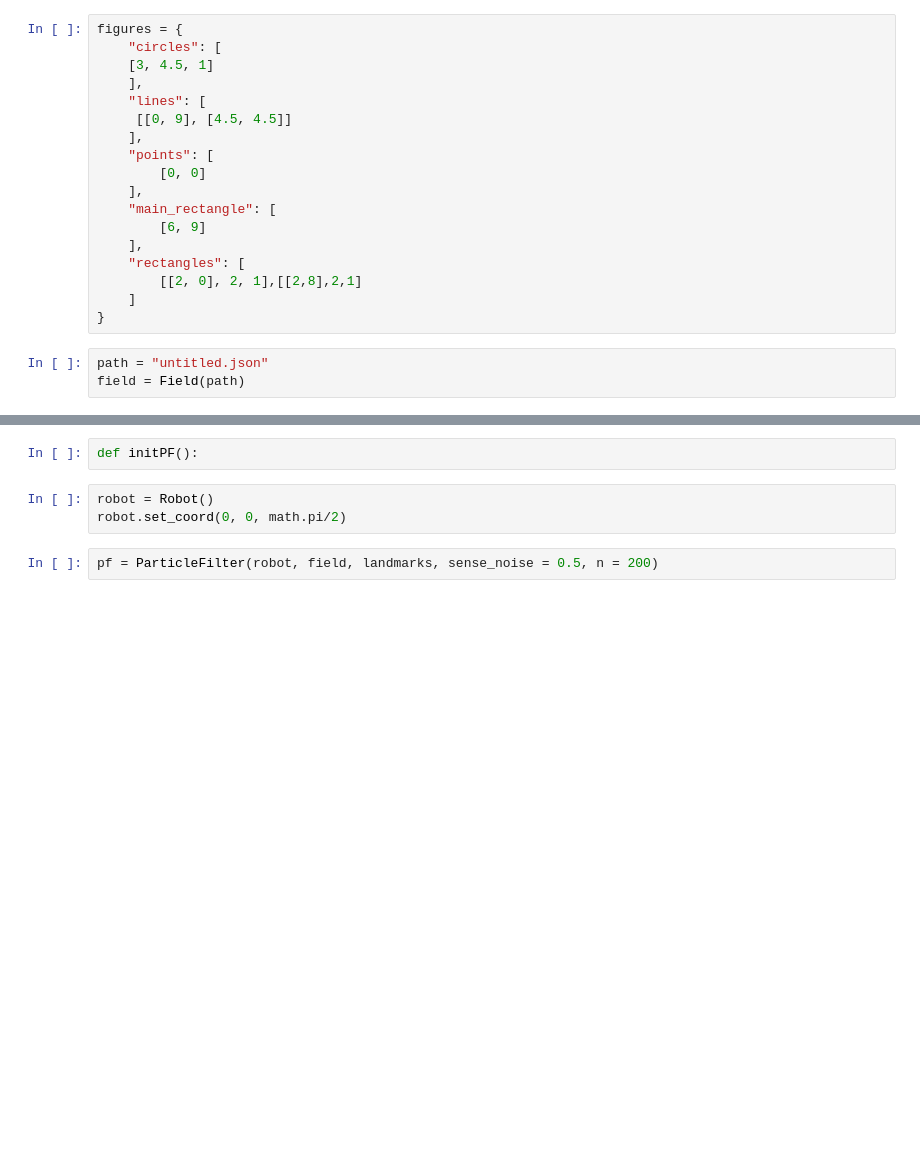
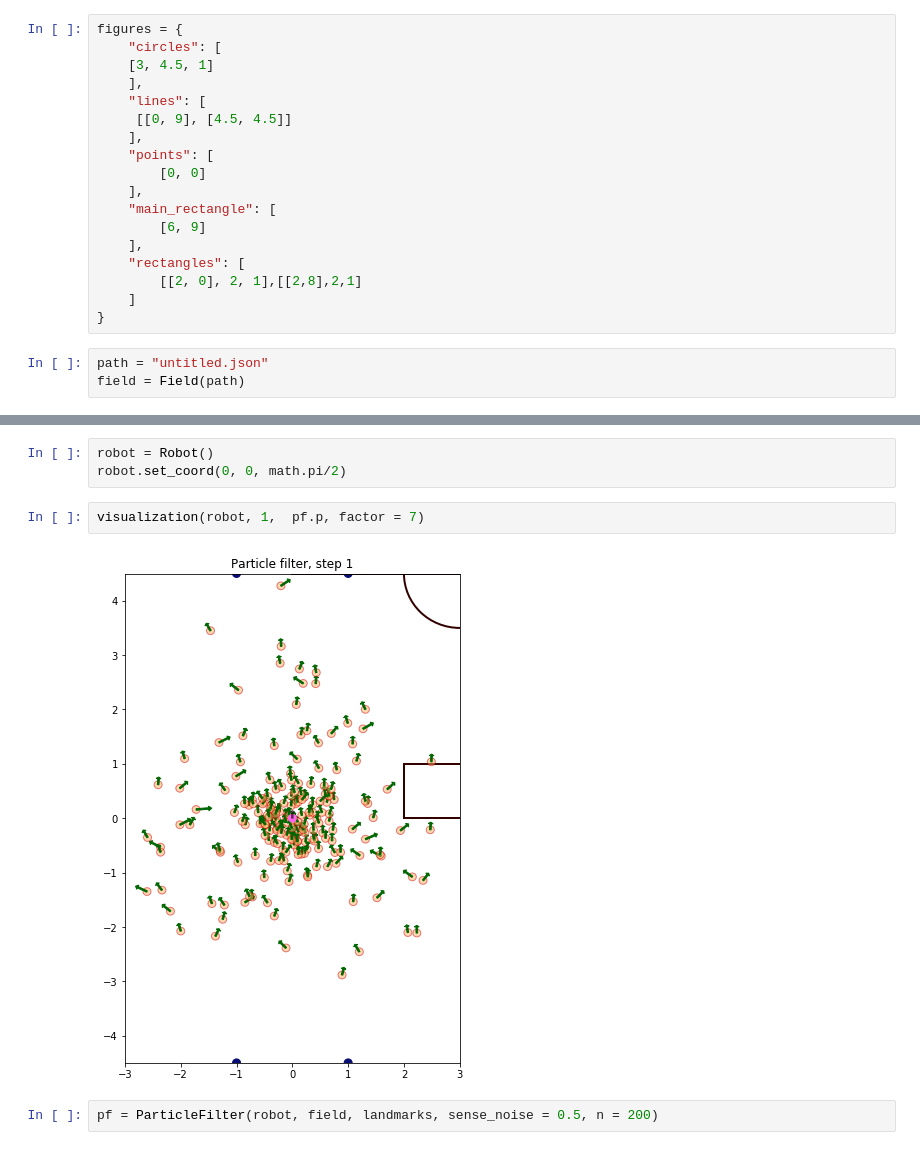
Before and after one commit to StarkitRobots/kondo_mv, a Jupyter notebook: localization/experiments/filter_for_micropython.ipynb, the cells around one changed output, grey strips where cells are left out. Saved outputs shown, nothing was run; the diff lists cells and outputs as text; blank space fills up the shorter version.

```diff
--- a/localization/experiments/filter_for_micropython.ipynb
+++ b/localization/experiments/filter_for_micropython.ipynb
@@ -389,11 +401,13 @@ def visualization(robot, step, p, pr, factor = 7 ):
 
     plt.savefig("figure_" + str(step) + ".png")
     #plt.close()
-# %%
-def initPF():
 # %%
 robot = Robot()
 robot.set_coord(0, 0, math.pi/2)
+# %%
+visualization(robot, 1,  pf.p, factor = 7)
+# %% [output]
+[figure, added]
 # %%
 pf = ParticleFilter(robot, field, landmarks, sense_noise = 0.5, n = 200)
 # %%
```
Also changed, not shown: parts of 50 cells of this notebook, 20 other files.
